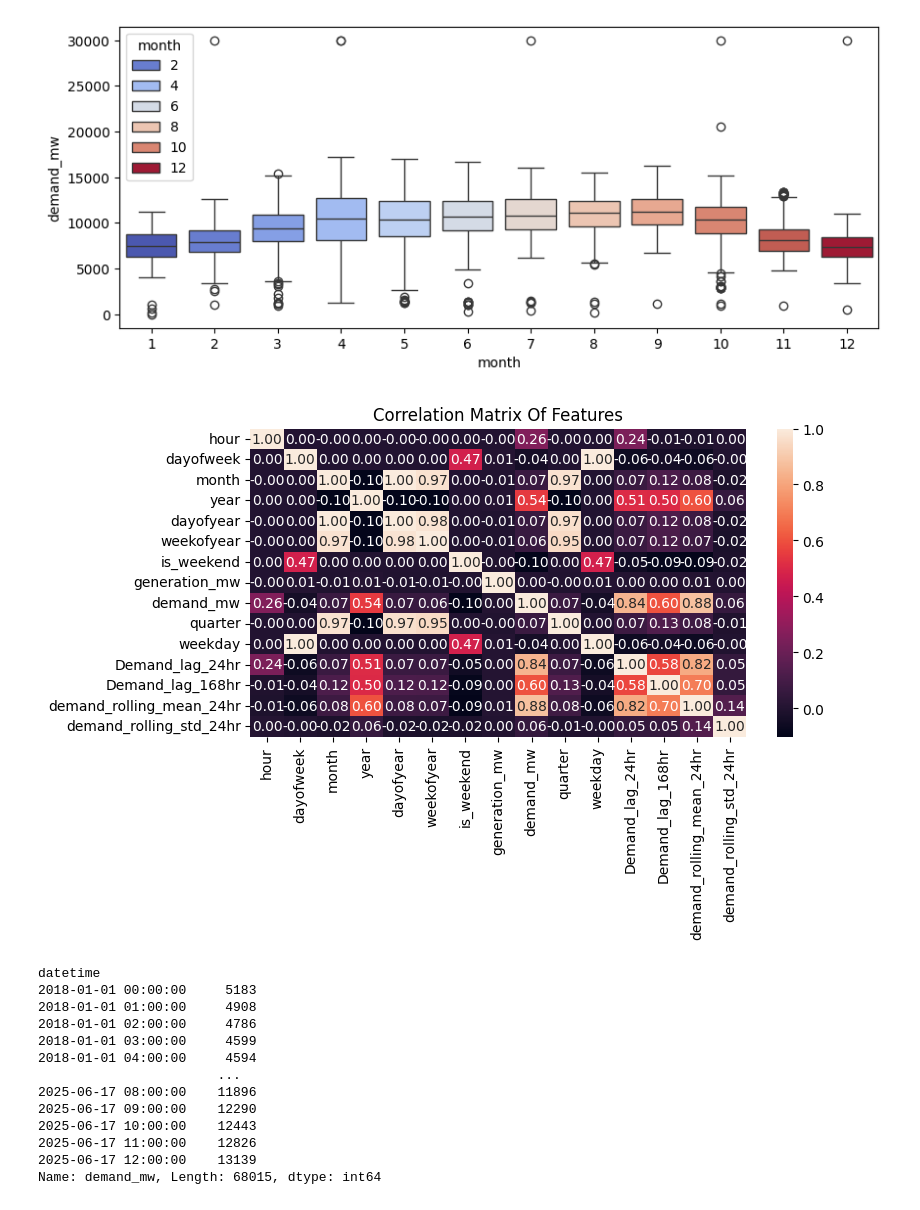
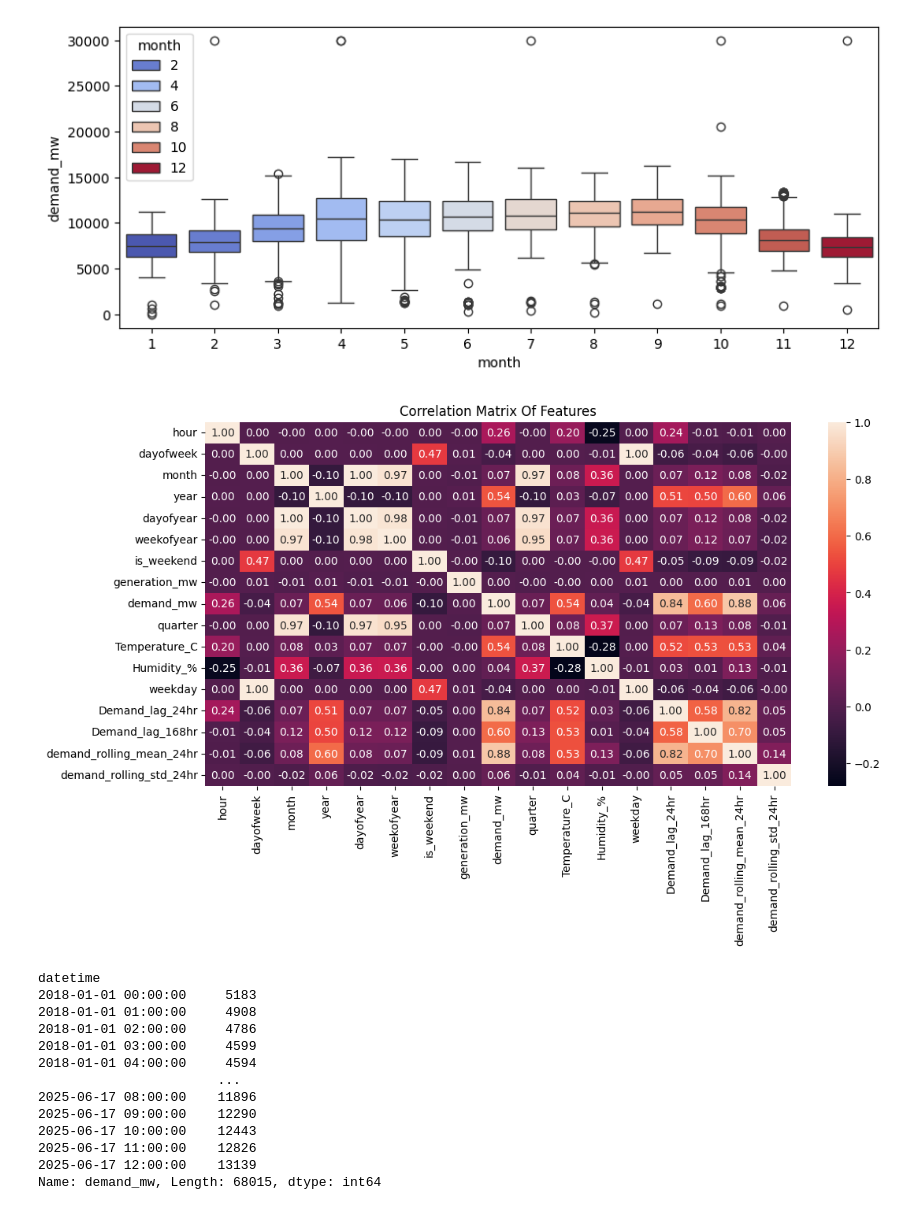
Before and after one commit to Joydas2003/Electrical-Load-Forcasting-Ml, a Jupyter notebook: Machine Learning Based short term Electrical Load Forcasting.ipynb, the cells around one changed output. Cells and saved outputs as stored; diff of their text form; code cells hidden in the pictures.

```diff
--- a/Machine Learning Based short term Electrical Load Forcasting.ipynb
+++ b/Machine Learning Based short term Electrical Load Forcasting.ipynb
@@ -22,0 +8,9 @@ df
+# %%
+from google.colab import drive
+drive.mount('/content/drive')
+pgcb_df=pd.read_csv( "/content/drive/MyDrive/Load Forcasting/PGCB_date_power_demand.csv")
+nasa_df=pd.read_csv("/content/drive/MyDrive/Load Forcasting/Hourly_Temp_Humidity (2).csv")
+from IPython.display import display
+
+display(pgcb_df)
+display(nasa_df)
@@ -22,0 +45,11 @@ df
+# %%
+# Date column গুলো ensure করা datetime format এ আছে
+pgcb_df['datetime'] = pd.to_datetime(pgcb_df['datetime'])
+nasa_df['datetime'] = pd.to_datetime(nasa_df['datetime'])
+
+# Merge করা, left join করলে সব PGCB date থাকবে
+df = pd.merge(pgcb_df, nasa_df, on='datetime', how='left')
+
+# Display
+from IPython.display import display
+display(df)
@@ -191,7 +249,7 @@ cols = [
  'demand_mw', 'generation_mw',
  'gas', 'coal', 'hydro',
  'solar', 'wind', 'liquid_fuel',
- 'india_bheramara_hvdc'
+ 'india_bheramara_hvdc','Temperature_C','Humidity_%'
 ]
 df[cols] = df[cols].interpolate(method='time')
 df[cols] = df[cols].ffill().bfill()
@@ -611,11 +682,11 @@ sns.boxplot(
 [figure]
 # %%
 # correlation matrix
-plt.figure(figsize=(8,4))
+plt.figure(figsize=(12,6))
 plt.title("Correlation Matrix Of Features")
 sns.heatmap(df.corr(),annot=True,fmt=".2f");
 # %% [output]
-[figure, old version]
+[figure, new version]
 # %%
 #define target variable y
 y=df.demand_mw # target variable/ dependent variable
```
Also changed, not shown: parts of 46 cells of this notebook.
